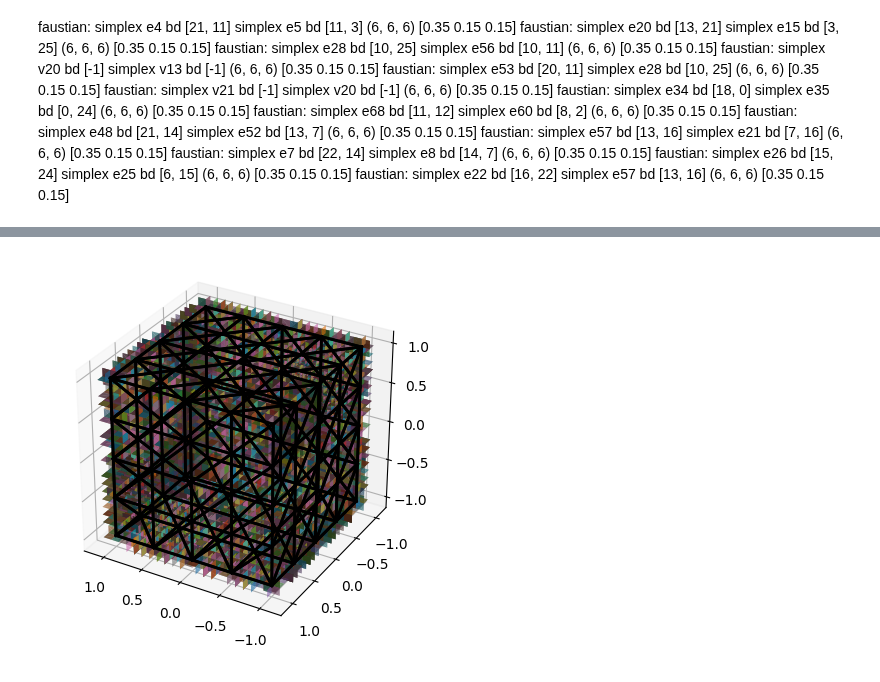
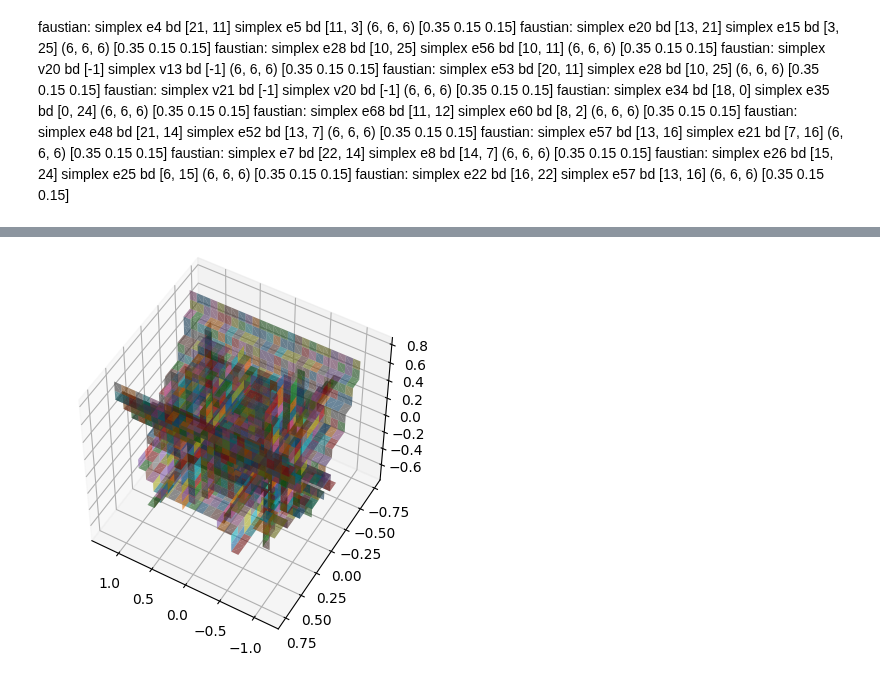
Before and after one commit to medial-ax/medial-ax, a Jupyter notebook: makethings.ipynb, the cells around one changed output, grey strips where cells are left out. Drawn from its saved outputs; the diff is of its cells as text; code cells hidden in the pictures.

```diff
--- a/makethings.ipynb
+++ b/makethings.ipynb
@@ -121,5 +84,8 @@ faustian: simplex e22 bd [16, 22] simplex e57 bd [13, 16] (6, 6, 6) [0.35 0.15 0
 # %%
-example = ex.cube_subdiv2_pruned_ma1
+example = ex.shoebox_3
+
+
+###################
 
 our_complex = inp.read_obj(example.filename)
 gridd = grid.Grid3.from_complex(our_complex, example.grid_size, buffer=example.grid_buffer)
@@ -131,7 +97,7 @@ class vineyard2(vin.vineyard):
     return gridd.cell_of(point)
 
   def prune(self, s1: cplx.simplex, s2: cplx.simplex, old_state, new_state):
-    swaps.append((s1, s2, old_state.point, new_state.point))
+    swaps.append((s1, s2, old_state, new_state))
 
     if s1.dim() == example.medial_axis:
       per_1 = vin.compute_persistence(s1, old_state.ordering, old_state.R)
@@ -184,16 +152,28 @@ export_obj(example, our_complex, faces)
 # %%
 import math
+med_ax_dim = 1
+euc_prune_param = 3.9
+persistence_prune = True
+pers_euc = 1*euc_prune_param
+pers_prune_eps = .01 # default 0.01
+##############################
 # for eps in [5, 9.98 * 1 / math.sqrt(2), 10 / math.sqrt(2)]:
 ffaces = []
 for (s1, s2, a, b) in swaps:
-  if vin.prune_euclidean(our_complex, s1, s2, a, b, 0):
+  if vin.prune_euclidean(our_complex, s1, s2, a.point, b.point, euc_prune_param):
     continue
-  if s1.dim() == 1:
-    c1 = gridd.cell_of(a)
-    c2 = gridd.cell_of(b)
+  # smarter prune?
+  if s1.dim() == med_ax_dim and persistence_prune and vin.prune_euclidean(our_complex, s1, s2, a.point, b.point, pers_euc):
+      per_1 = vin.compute_persistence(s1, a.ordering, a.R)
+      per_2 = vin.compute_persistence(s2, b.ordering, b.R)
+      if per_1 < pers_prune_eps or per_2 < pers_prune_eps:
+        continue
+  if s1.dim() == med_ax_dim:
+    c1 = gridd.cell_of(a.point)
+    c2 = gridd.cell_of(b.point)
     ffaces.append(gridd.dual_face(c1, c2))
-fig, ax = ourplot.plot_vineyard_results(our_complex, gridd, ffaces, CameraOpt(azim=120, elev=30), skip_grid=True)
+fig, ax = ourplot.plot_vineyard_results(our_complex, gridd, ffaces, CameraOpt(azim=120, elev=50), skip_grid=True, skip_cube=True)
 fig.show()
 export_obj(example, our_complex, ffaces)
 # %% [output]
-[figure, old version]
+[figure, new version]
```
Also changed, not shown: parts of 4 cells of this notebook, 1 other file.
